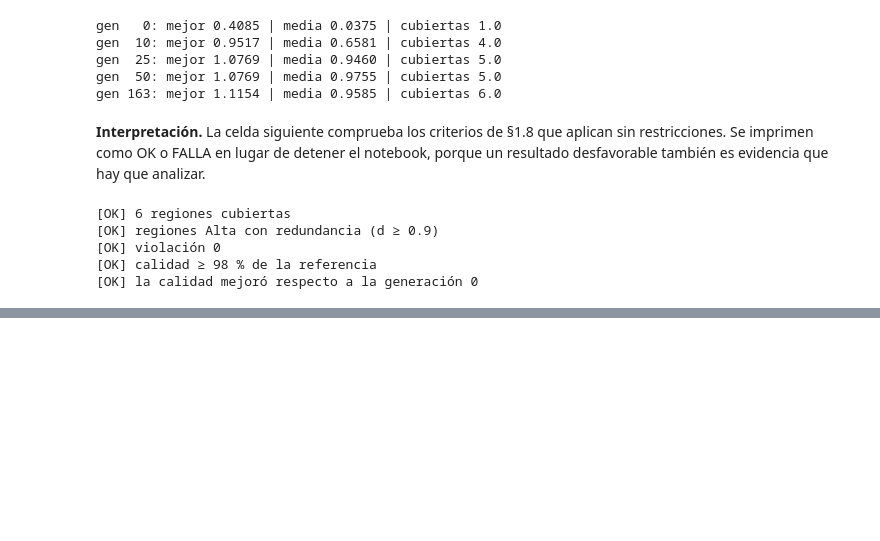
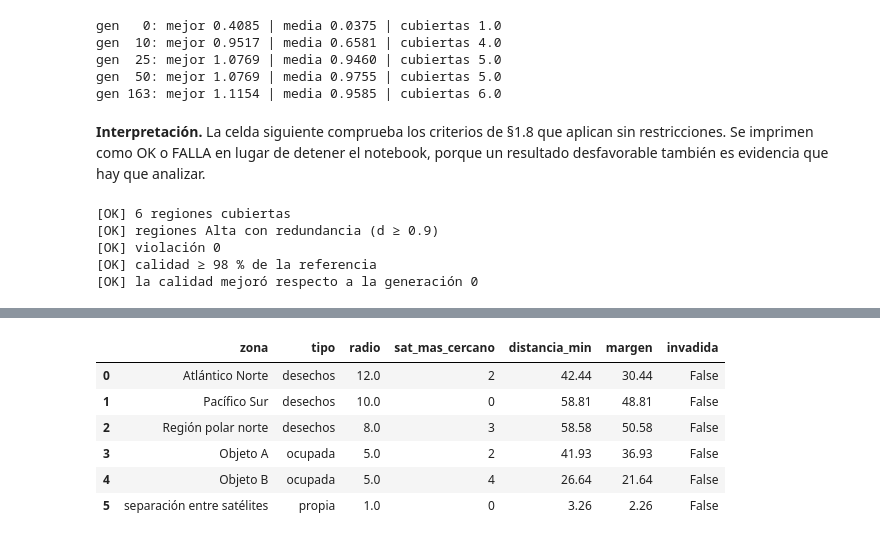
Before and after one commit to AlexRecaman/astroshield, a Jupyter notebook: astroshield.ipynb, the cells around one changed output, grey strips where cells are left out. Cells and saved outputs as stored; diff of their text form; code cells hidden in the pictures; blank space fills up the shorter version.

```diff
--- a/astroshield.ipynb
+++ b/astroshield.ipynb
@@ -665,0 +818,10 @@ _ = verificar_criterios(res_etapa1)
+# %%
+detalle_restricciones(res_etapa2["mejor"]["config"], esc_base).round(2)
+# %% [output]
+|  | zona | tipo | radio | sat_mas_cercano | distancia_min | margen | invadida |
+| 0 | Atlántico Norte | desechos | 12.0 | 2 | 42.44 | 30.44 | False |
+| 1 | Pacífico Sur | desechos | 10.0 | 0 | 58.81 | 48.81 | False |
+| 2 | Región polar norte | desechos | 8.0 | 3 | 58.58 | 50.58 | False |
+| 3 | Objeto A | ocupada | 5.0 | 2 | 41.93 | 36.93 | False |
+| 4 | Objeto B | ocupada | 5.0 | 4 | 26.64 | 21.64 | False |
+| 5 | separación entre satélites | propia | 1.0 | 0 | 3.26 | 2.26 | False |
```
Also changed, not shown: parts of 18 cells of this notebook.
